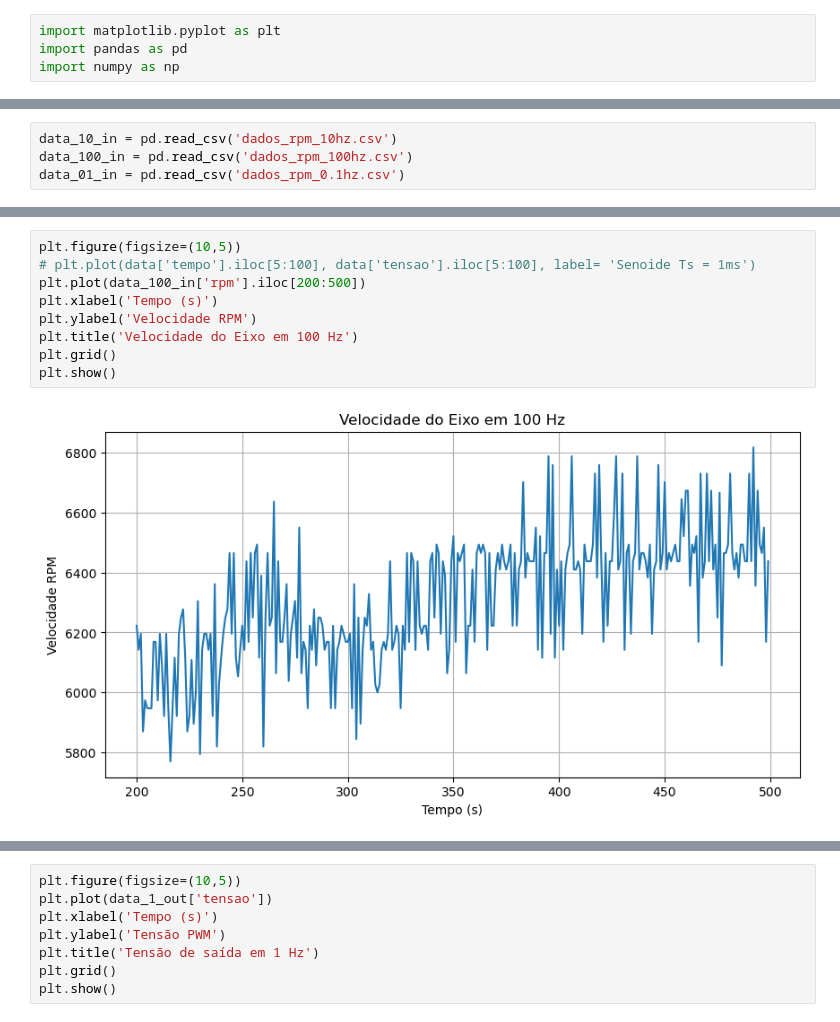
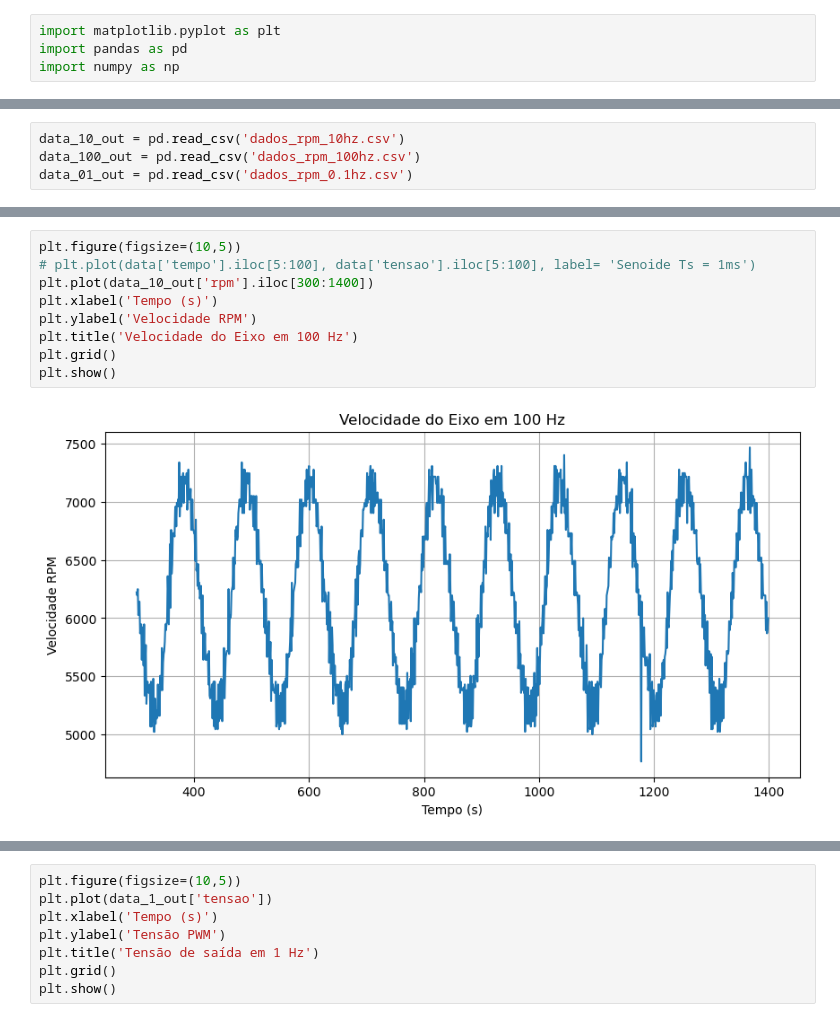
Before and after one commit to camillemotajf/lab_controle, a Jupyter notebook: plot_senoide.ipynb, the cells around one changed output, grey strips where cells are left out. Drawn from its saved outputs; the diff is of its cells as text.

```diff
--- a/plot_senoide.ipynb
+++ b/plot_senoide.ipynb
@@ -11,6 +11,6 @@ data_01_out = pd.read_csv('dados_senoide_0.1hz.csv')
 # data_rpm = pd.read_csv('dados_rpm_100hz.csv')
 # data['Tempo'] = [float(x)*10**-6 for x in data['Tempo']]
 # %%
-data_10_in = pd.read_csv('dados_rpm_10hz.csv')
-data_100_in = pd.read_csv('dados_rpm_100hz.csv')
-data_01_in = pd.read_csv('dados_rpm_0.1hz.csv')
+data_10_out = pd.read_csv('dados_rpm_10hz.csv')
+data_100_out = pd.read_csv('dados_rpm_100hz.csv')
+data_01_out = pd.read_csv('dados_rpm_0.1hz.csv')
@@ -28,14 +65,14 @@ plt.show()
 # %%
 plt.figure(figsize=(10,5))
 # plt.plot(data['tempo'].iloc[5:100], data['tensao'].iloc[5:100], label= 'Senoide Ts = 1ms')
-plt.plot(data_100_in['rpm'].iloc[200:500])
+plt.plot(data_10_out['rpm'].iloc[300:1400])
 plt.xlabel('Tempo (s)')
 plt.ylabel('Velocidade RPM')
 plt.title('Velocidade do Eixo em 100 Hz')
 plt.grid()
 plt.show()
 # %% [output]
-[figure, old version]
+[figure, new version]
 # %%
 
 plt.figure(figsize=(10,5))
```
Also changed, not shown: parts of 6 cells of this notebook, 4 other files.
